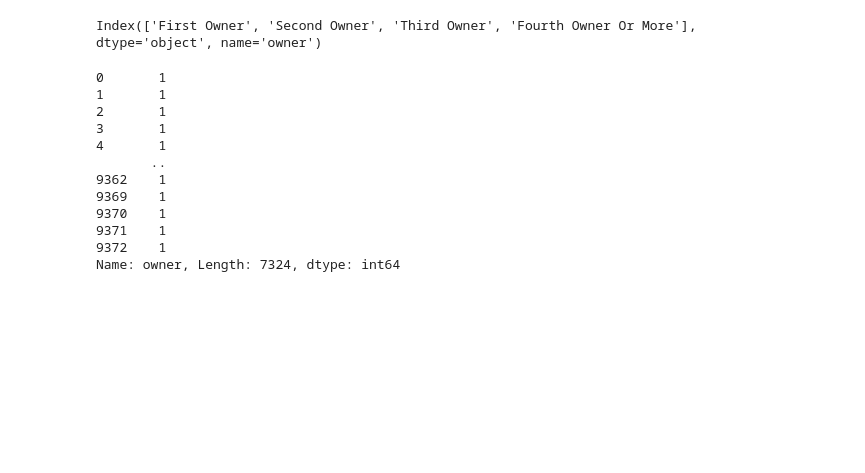
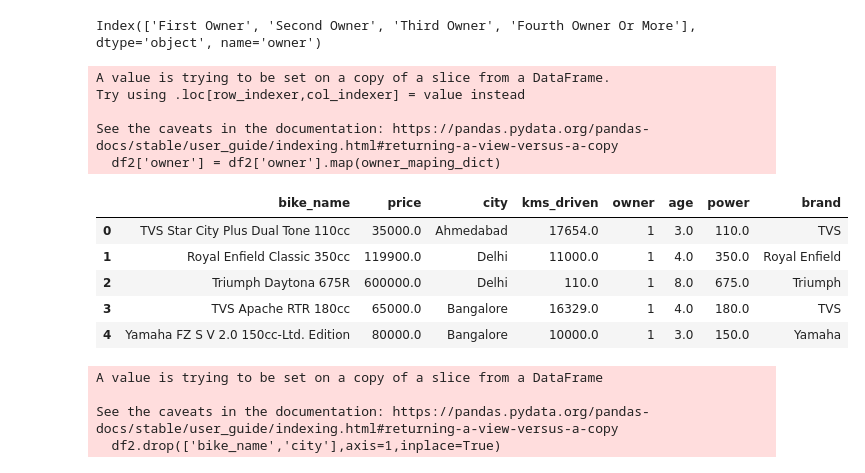
Before and after one commit to Ranjit-Singh-786/evetest, a Jupyter notebook: regression_project.ipynb, the cells around one changed output. Saved outputs shown, nothing was run; the diff lists cells and outputs as text; code cells hidden in the pictures; blank space fills up the shorter version.

```diff
--- a/regression_project.ipynb
+++ b/regression_project.ipynb
@@ -277,17 +277,26 @@ df['owner'].value_counts().keys()
 Index(['First Owner', 'Second Owner', 'Third Owner', 'Fourth Owner Or More'], dtype='object', name='owner')
 # %%
 owner_maping_dict = {'First Owner':1, 'Second Owner':2, 'Third Owner':3, 'Fourth Owner Or More':4}
-df2['owner'].map(owner_maping_dict)
+df2['owner'] = df2['owner'].map(owner_maping_dict)
 # %% [output]
-0       1
-1       1
-2       1
-3       1
-4       1
-       ..
-9362    1
-9369    1
-9370    1
-9371    1
-9372    1
-Name: owner, Length: 7324, dtype: int64
+A value is trying to be set on a copy of a slice from a DataFrame.
+Try using .loc[row_indexer,col_indexer] = value instead
+
+See the caveats in the documentation: https://pandas.pydata.org/pandas-docs/stable/user_guide/indexing.html#returning-a-view-versus-a-copy
+  df2['owner'] = df2['owner'].map(owner_maping_dict)
+# %%
+df2.head()
+# %% [output]
+|  | bike_name | price | city | kms_driven | owner | age | power | brand |
+| 0 | TVS Star City Plus Dual Tone 110cc | 35000.0 | Ahmedabad | 17654.0 | 1 | 3.0 | 110.0 | TVS |
+| 1 | Royal Enfield Classic 350cc | 119900.0 | Delhi | 11000.0 | 1 | 4.0 | 350.0 | Royal Enfield |
+| 2 | Triumph Daytona 675R | 600000.0 | Delhi | 110.0 | 1 | 8.0 | 675.0 | Triumph |
+| 3 | TVS Apache RTR 180cc | 65000.0 | Bangalore | 16329.0 | 1 | 4.0 | 180.0 | TVS |
+| 4 | Yamaha FZ S V 2.0 150cc-Ltd. Edition | 80000.0 | Bangalore | 10000.0 | 1 | 3.0 | 150.0 | Yamaha |
+# %%
+df2.drop(['bike_name','city'],axis=1,inplace=True)
+# %% [output]
+A value is trying to be set on a copy of a slice from a DataFrame
+
+See the caveats in the documentation: https://pandas.pydata.org/pandas-docs/stable/user_guide/indexing.html#returning-a-view-versus-a-copy
+  df2.drop(['bike_name','city'],axis=1,inplace=True)
```
Also changed, not shown: parts of 20 cells of this notebook, 3 other files.
